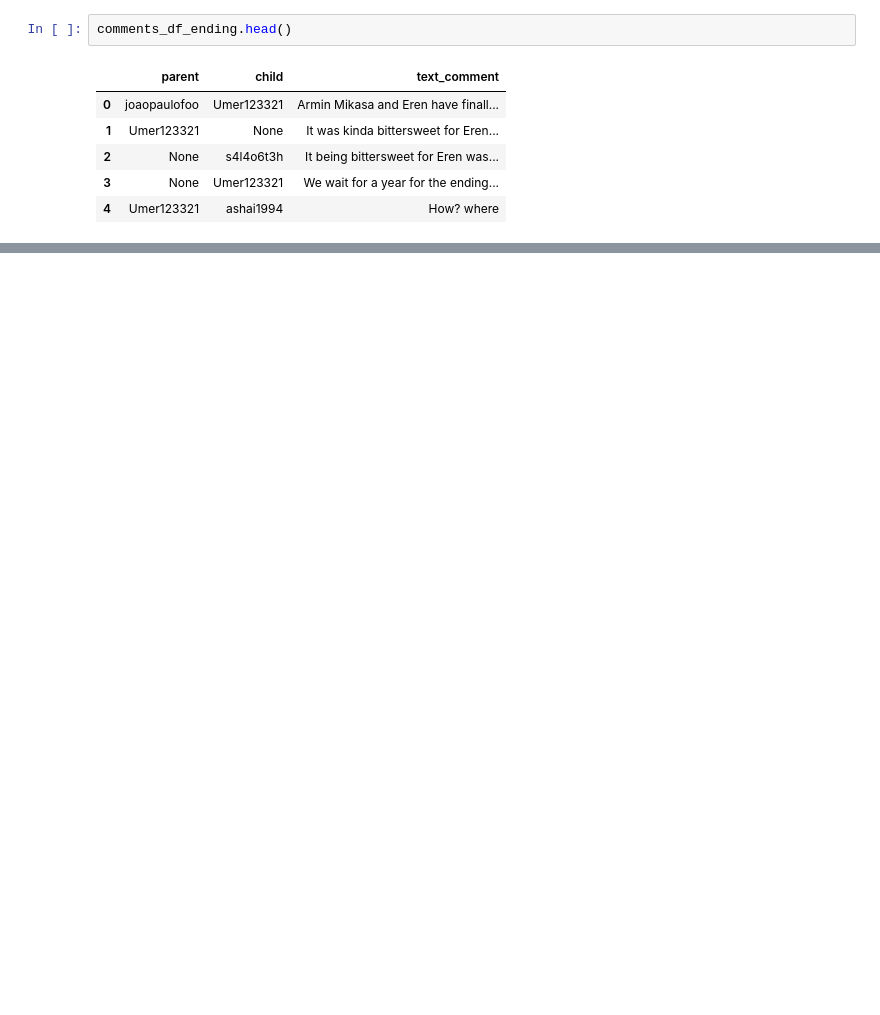
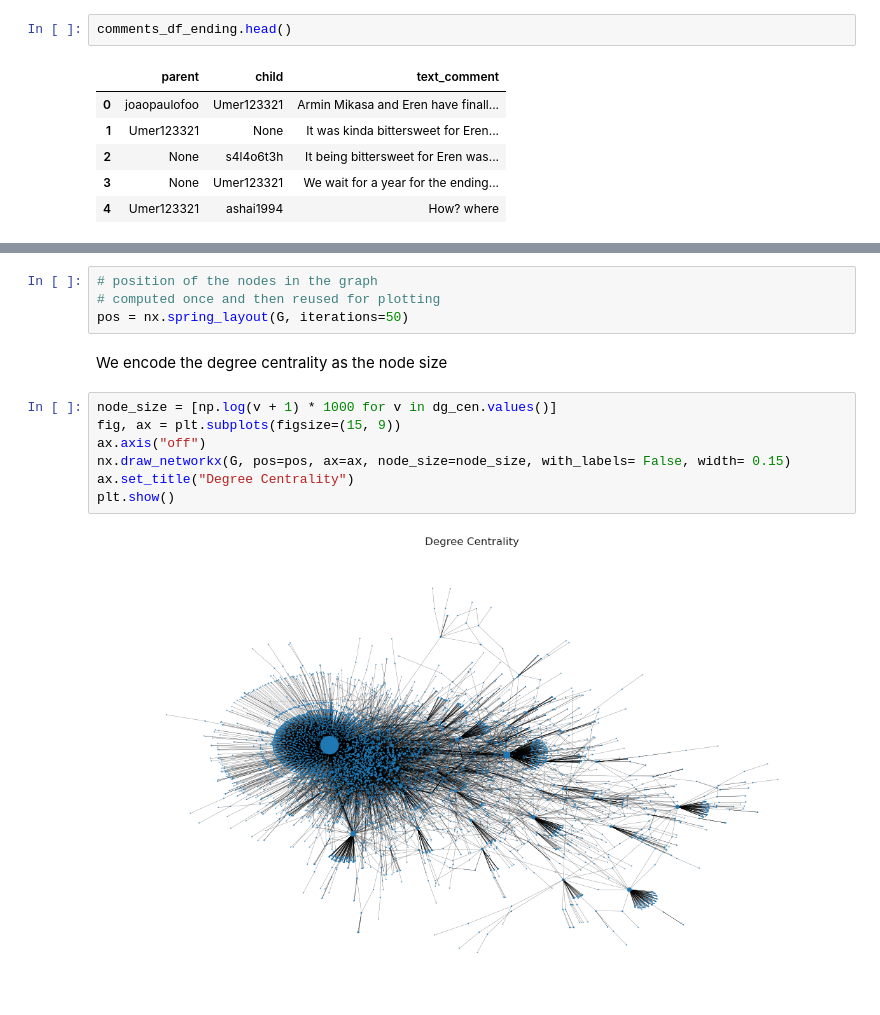
Before and after one commit to AlessandroGhiotto/WSA-AoT, a Jupyter notebook: notebooks/2_topologycal_analysis.ipynb, the cells around one changed output, grey strips where cells are left out. Saved outputs shown, nothing was run; the diff lists cells and outputs as text; blank space fills up the shorter version.

```diff
--- a/notebooks/2_topologycal_analysis.ipynb
+++ b/notebooks/2_topologycal_analysis.ipynb
@@ -238,0 +306,15 @@ dtype: int64
+# %%
+# position of the nodes in the graph
+# computed once and then reused for plotting
+pos = nx.spring_layout(G, iterations=50)
+# %% [markdown]
+We encode the degree centrality as the node size
+# %%
+node_size = [np.log(v + 1) * 1000 for v in dg_cen.values()]
+fig, ax = plt.subplots(figsize=(15, 9))
+ax.axis("off")
+nx.draw_networkx(G, pos=pos, ax=ax, node_size=node_size, with_labels= False, width= 0.15)
+ax.set_title("Degree Centrality")
+plt.show()
+# %% [output]
+[figure, added]
```
Also changed, not shown: parts of 38 cells of this notebook, 6 other files.
